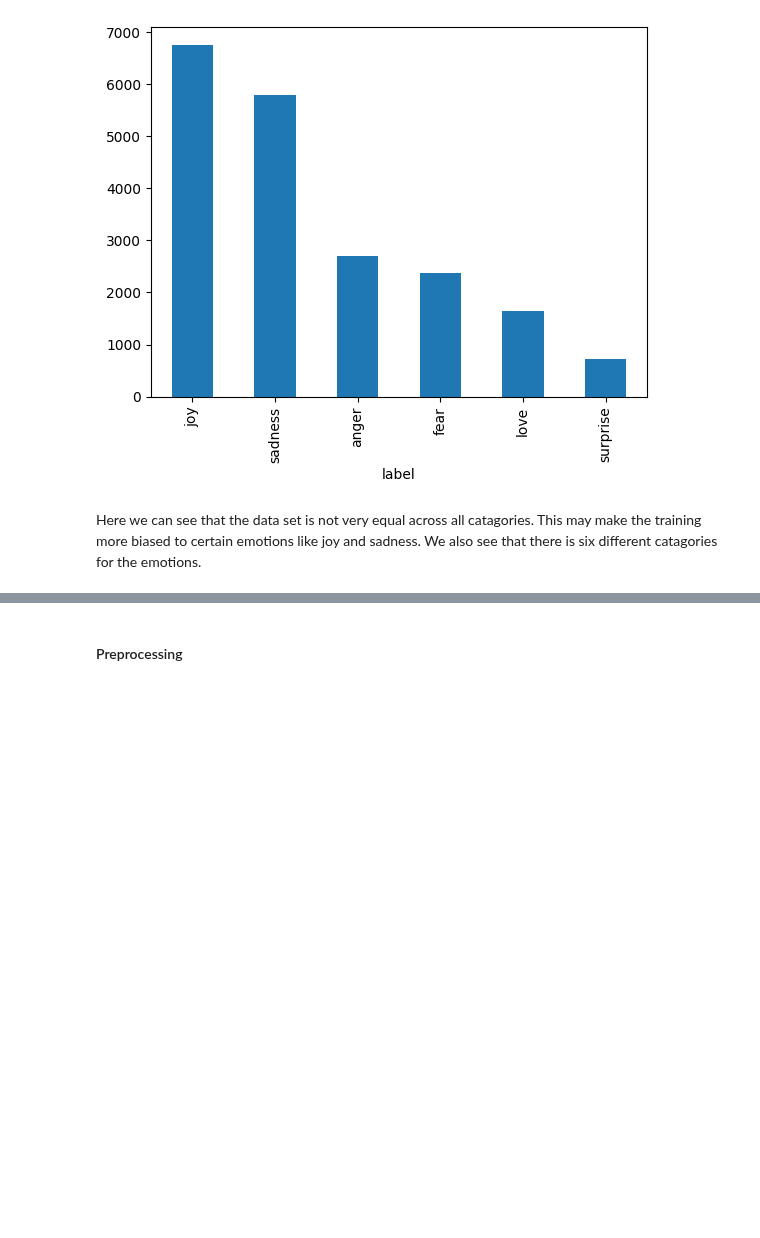
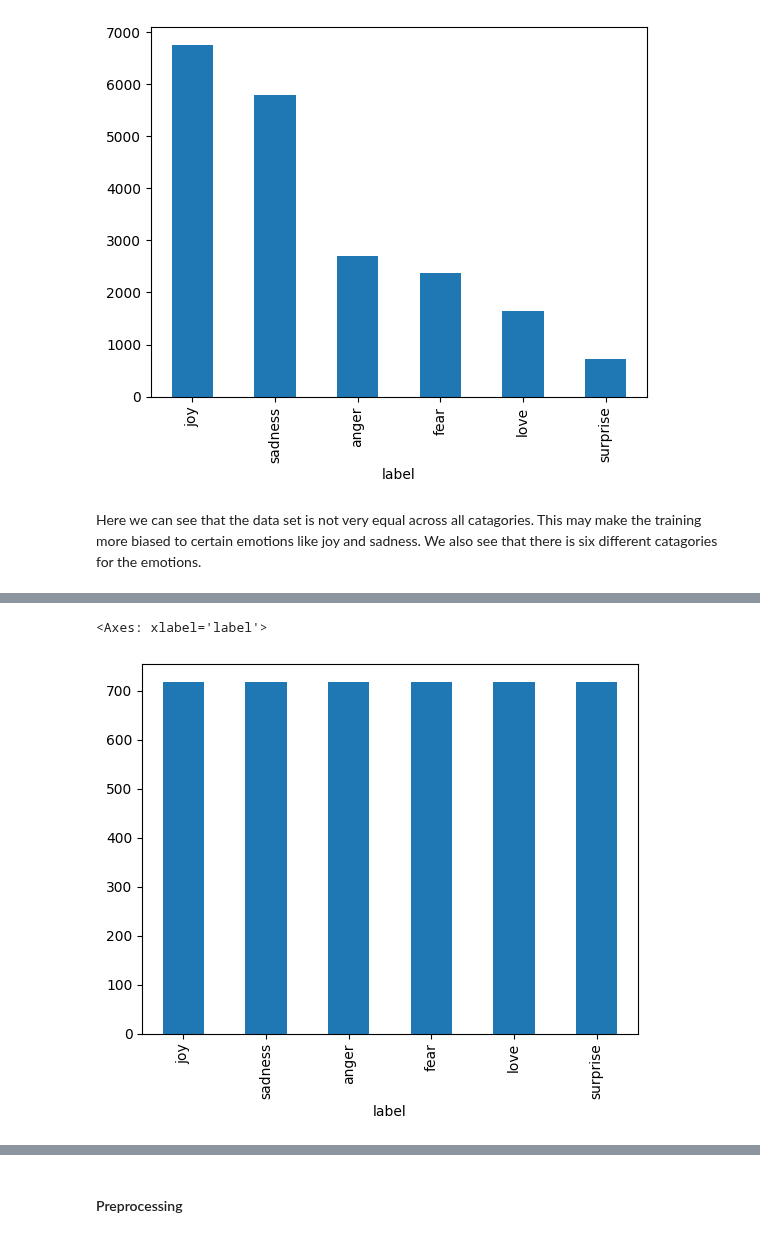
Before and after one commit to SCGlass/deep_learning, a Jupyter notebook: Lab_RNN/RNN_lab.ipynb, the cells around one changed output, grey strips where cells are left out. Saved outputs shown, nothing was run; the diff lists cells and outputs as text; code cells hidden in the pictures; blank space fills up the shorter version.

```diff
--- a/Lab_RNN/RNN_lab.ipynb
+++ b/Lab_RNN/RNN_lab.ipynb
@@ -96,0 +128,5 @@ Here we can see that the data set is not very equal across all catagories. This
+# %%
+data.label.value_counts().plot.bar()
+# %% [output]
+<Axes: xlabel='label'>
+[figure, added]
```
Also changed, not shown: parts of 26 cells of this notebook, 1 other file.
